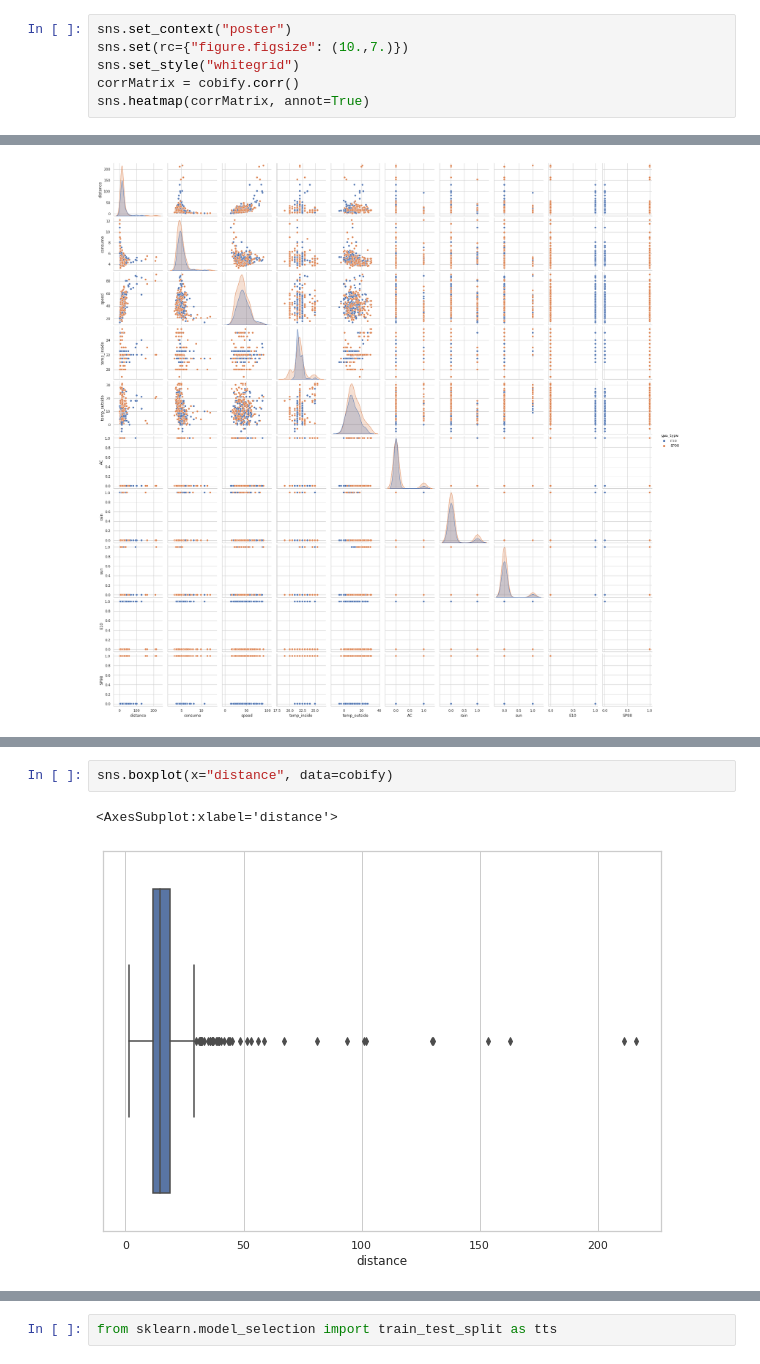
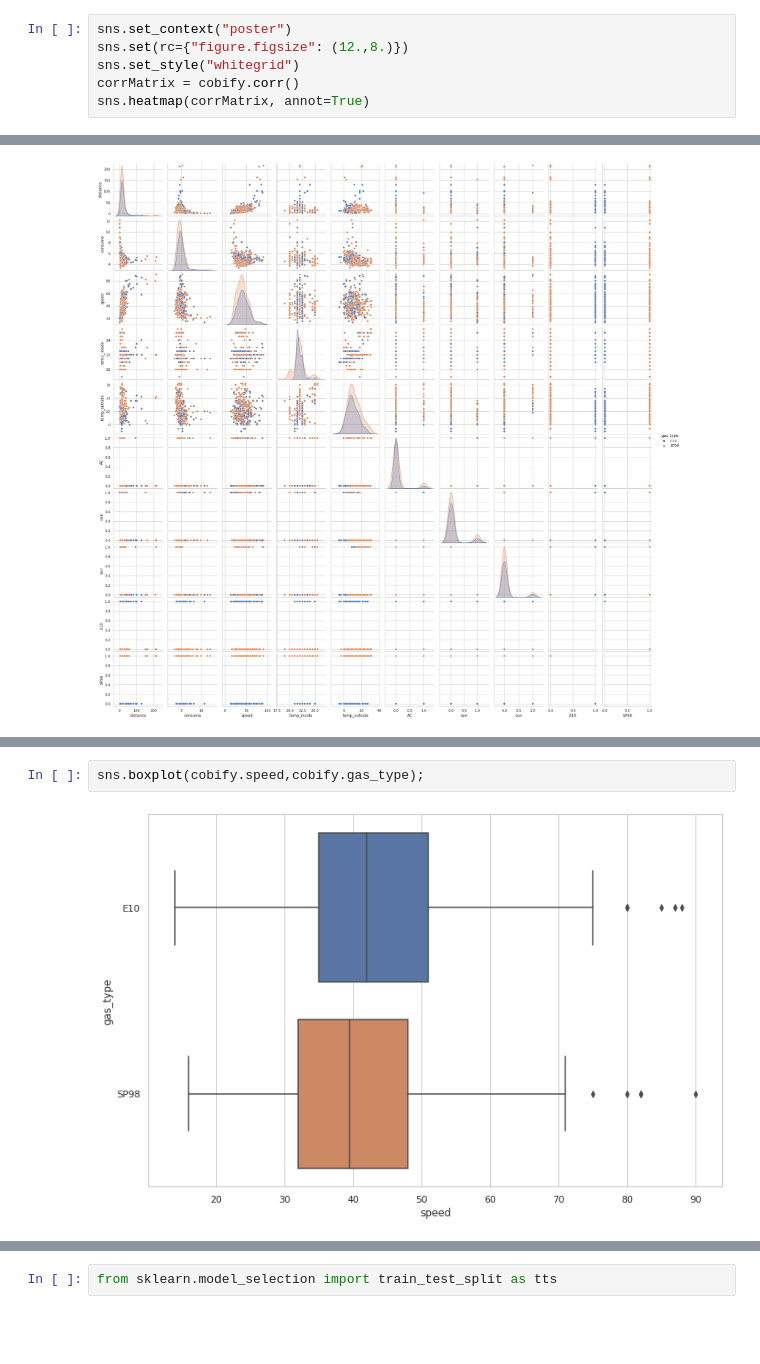
Before and after one commit to VictorRodriguezIronhack/reto_data, a Jupyter notebook: Visualization.ipynb, the cells around one changed output, grey strips where cells are left out. Drawn from its saved outputs; the diff is of its cells as text; blank space fills up the shorter version.

```diff
--- a/Visualization.ipynb
+++ b/Visualization.ipynb
@@ -44,7 +47,7 @@ cobify.head()
 # Matriz de correlación de ambos tipos de gasolina
 # %%
 sns.set_context("poster")
-sns.set(rc={"figure.figsize": (10.,7.)})
+sns.set(rc={"figure.figsize": (12.,8.)})
 sns.set_style("whitegrid")
 corrMatrix = cobify.corr()
 sns.heatmap(corrMatrix, annot=True)
@@ -66,5 +99,4 @@ sns.histplot(x=cobify.distance)
 # %%
-sns.boxplot(x="distance", data=cobify)
+sns.boxplot(cobify.speed,cobify.gas_type);
 # %% [output]
-<AxesSubplot:xlabel='distance'>
-[figure, old version]
+[figure, new version]
```
Also changed, not shown: parts of 27 cells of this notebook.
